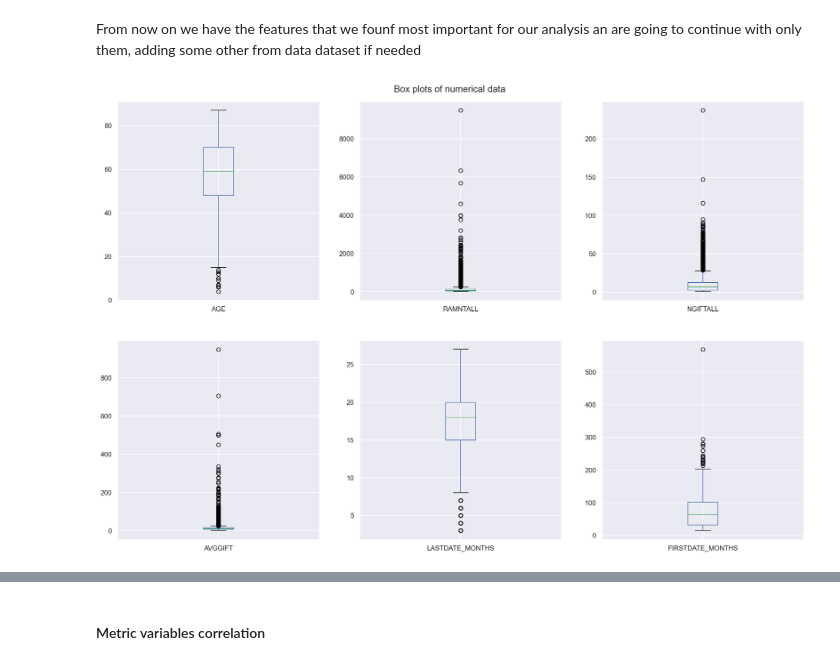
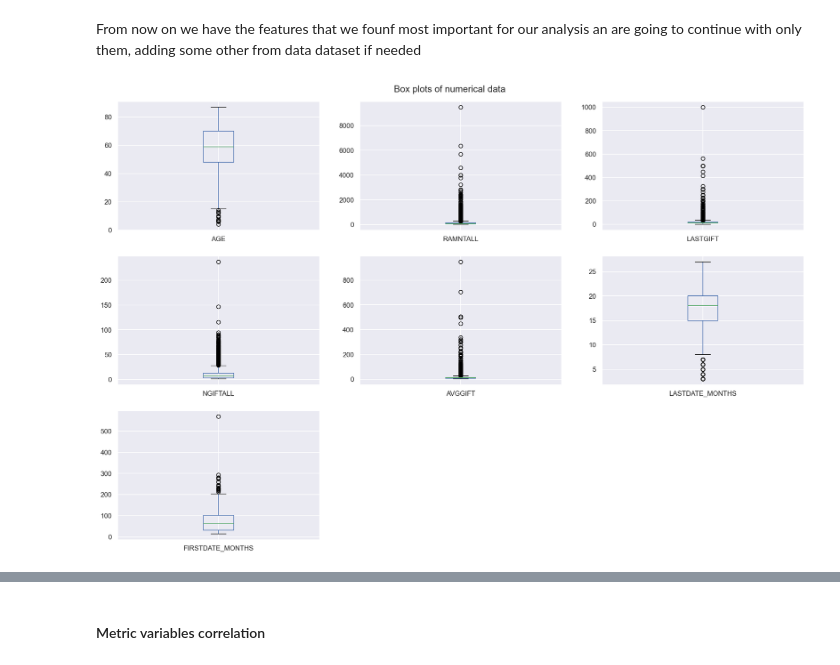
Before and after one commit to fredericosantos/ims_DM_Project, a Jupyter notebook: svitlana_new.ipynb, the cells around one changed output, grey strips where cells are left out. Cells and saved outputs as stored; diff of their text form; code cells hidden in the pictures.

```diff
--- a/svitlana_new.ipynb
+++ b/svitlana_new.ipynb
@@ -538,19 +538,19 @@ features = ['cat_FAD_domain', 'STATE', 'AGE', 'INCOME', 'WEALTH2', 'GENDER', 'RE
             'NGIFTALL', 'LASTGIFT', 'AVGGIFT', 'LASTDATE_MONTHS', 'FIRSTDATE_MONTHS']
 data_fin = data[features].copy().reset_index(drop=True)
 # %%
-metric_features = ['AGE','RAMNTALL', 'NGIFTALL',  'AVGGIFT','LASTDATE_MONTHS', 'FIRSTDATE_MONTHS']
+metric_features = ['AGE','RAMNTALL', 'LASTGIFT', 'NGIFTALL',  'AVGGIFT','LASTDATE_MONTHS', 'FIRSTDATE_MONTHS']
 # %%
 # box and whisker plots
 sns.set()
 
 # set box plot and layout
-data_fin[metric_features].plot(kind='box', subplots=True, layout=(2,3), figsize=(20,12), sharex=False, sharey=False)
+data_fin[metric_features].plot(kind='box', subplots=True, layout=(3,3), figsize=(20,12), sharex=False, sharey=False)
 plt.subplots_adjust(top=0.95)
 plt.suptitle("Box plots of numerical data", fontsize=15)
 
 plt.show()
 # %% [output]
-[figure, old version]
+[figure, new version]
 # %%
 # pairwise relationship of numerical Variables
 sns.set()
```
Also changed, not shown: parts of 7 cells of this notebook.
